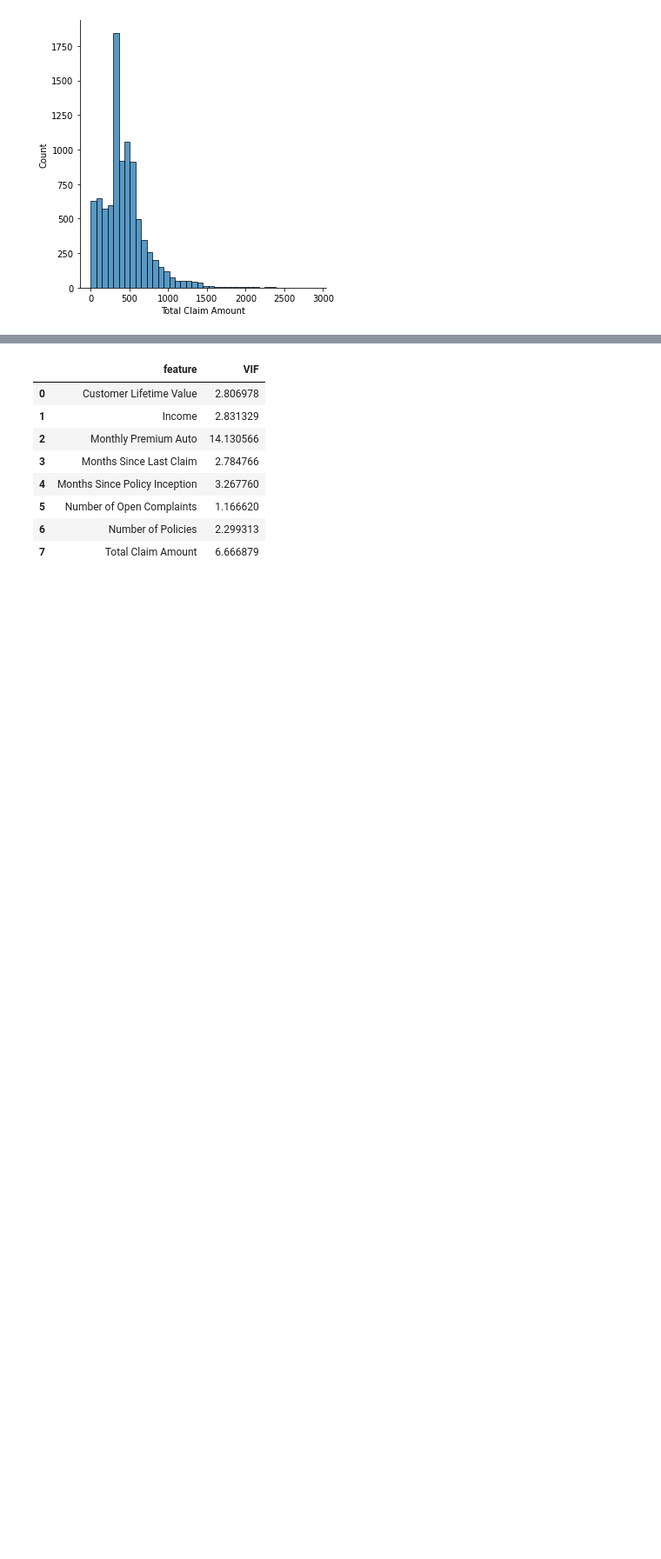
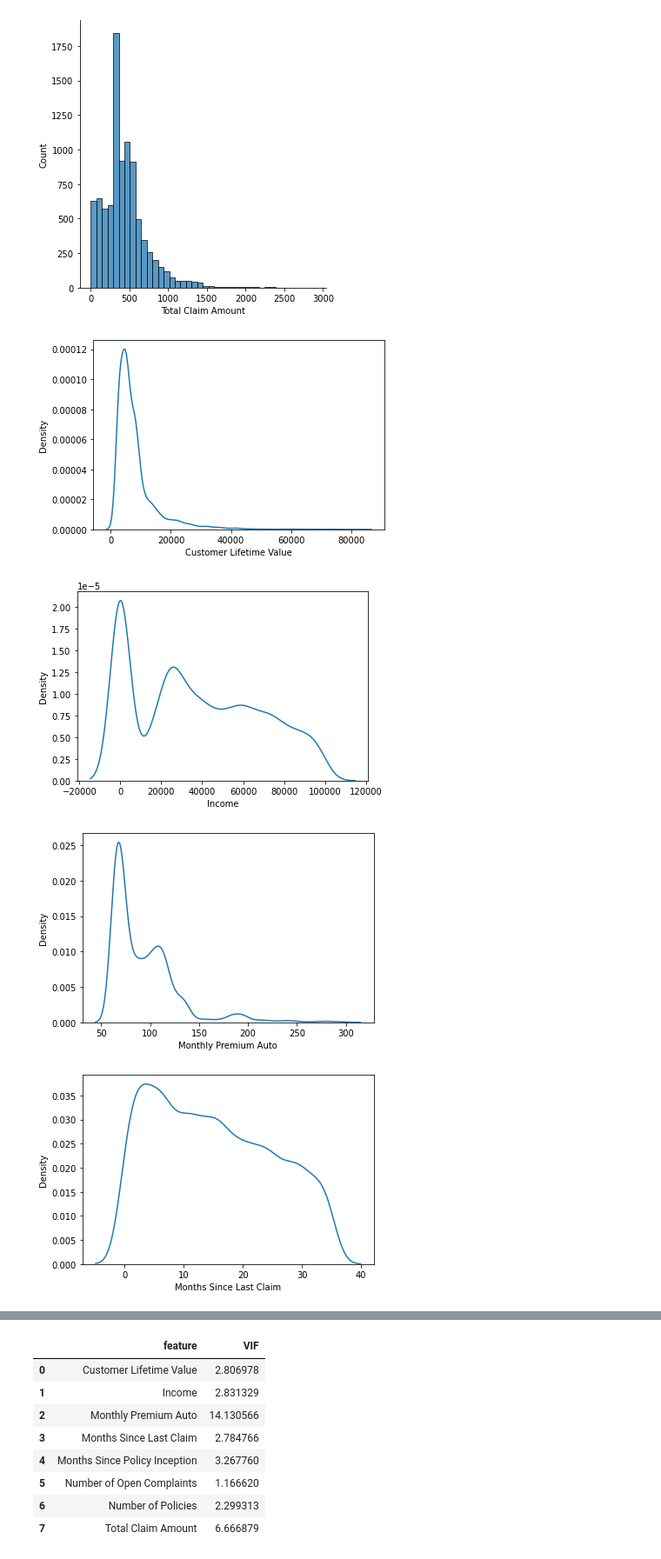
Before and after one commit to jordi-zaragoza/lab-customer-analysis-round-4, a Jupyter notebook: exercise-lab4.ipynb, the cells around one changed output, grey strips where cells are left out. Shown at 87% size. Cells and saved outputs as stored; diff of their text form; code cells hidden in the pictures; blank space fills up the shorter version.

```diff
--- a/exercise-lab4.ipynb
+++ b/exercise-lab4.ipynb
@@ -86,0 +71,9 @@ plt.show()
+# %%
+for column in numerical.columns:
+    sns.kdeplot(x=column, data= numerical)
+    plt.show()
+# %% [output]
+[figure, added]
+[figure, added]
+[figure, added]
+[figure, added]
```
Also changed, not shown: parts of 9 cells of this notebook.
